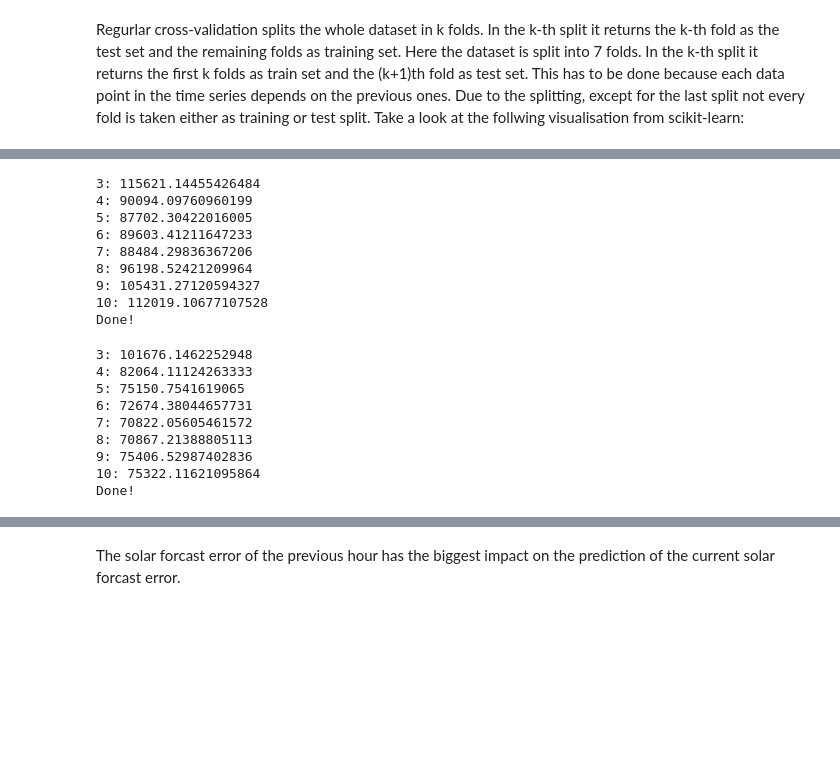
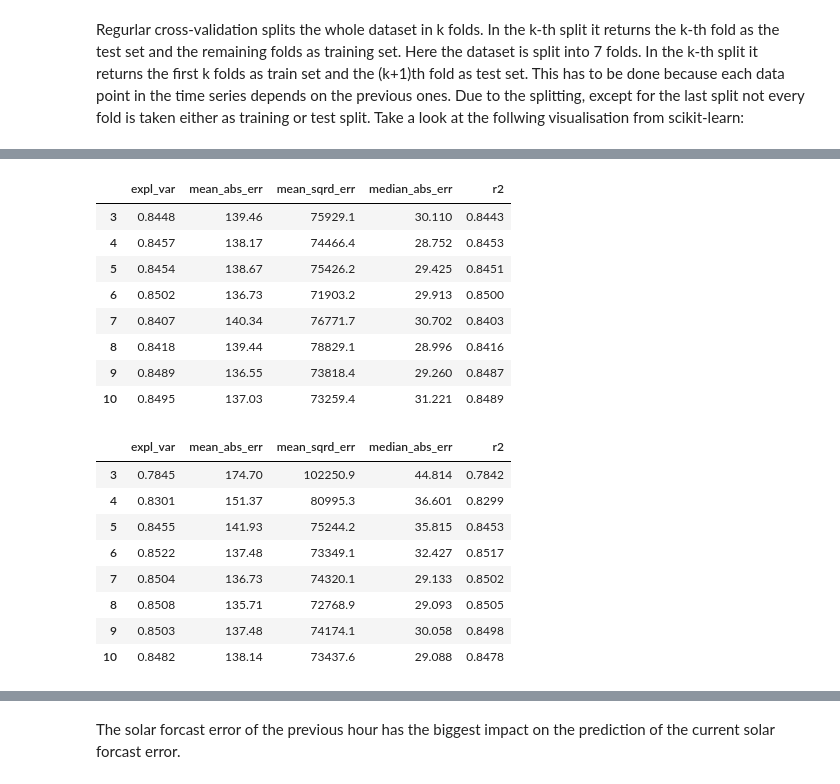
Before and after one commit to mauricepohl/pandas, a Jupyter notebook: 03_modeling/Estimating_forecast_error_Jan.ipynb, the cells around one changed output, grey strips where cells are left out. Cells and saved outputs as stored; diff of their text form; code cells hidden in the pictures; blank space fills up the shorter version.

```diff
--- a/03_modeling/Estimating_forecast_error_Jan.ipynb
+++ b/03_modeling/Estimating_forecast_error_Jan.ipynb
@@ -171,37 +194,43 @@ Here the dataset is split into 7 folds. In the k-th split it returns the first k
 # %%
 # Test different depths of decision tree regressor
 
-for i in range(3,11):
+scores_list = []
+param_range = range(3,11)
+
+for i in param_range:
     DTR = DecisionTreeRegressor(max_depth=i)
-    print(str(i)+": "+ str(-cross_val_score(DTR, X, y, cv=tscv, scoring="neg_mean_squared_error").mean()))
-print("Done!")
+    scores_list.append(cross_validate(RFR, X, y, cv=tscv, scoring=scoring, return_train_score=False))
+print_scores(scores_list, param_range)
 # %% [output]
-3: 115621.14455426484
-4: 90094.09760960199
-5: 87702.30422016005
-6: 89603.41211647233
-7: 88484.29836367206
-8: 96198.52421209964
-9: 105431.27120594327
-10: 112019.10677107528
-Done!
+|  | expl_var | mean_abs_err | mean_sqrd_err | median_abs_err | r2 |
+| 3 | 0.8448 | 139.46 | 75929.1 | 30.110 | 0.8443 |
+| 4 | 0.8457 | 138.17 | 74466.4 | 28.752 | 0.8453 |
+| 5 | 0.8454 | 138.67 | 75426.2 | 29.425 | 0.8451 |
+| 6 | 0.8502 | 136.73 | 71903.2 | 29.913 | 0.8500 |
+| 7 | 0.8407 | 140.34 | 76771.7 | 30.702 | 0.8403 |
+| 8 | 0.8418 | 139.44 | 78829.1 | 28.996 | 0.8416 |
+| 9 | 0.8489 | 136.55 | 73818.4 | 29.260 | 0.8487 |
+| 10 | 0.8495 | 137.03 | 73259.4 | 31.221 | 0.8489 |
 # %%
 # Test different depths of random forest regressor
 
-for i in range(3,11):
-    RFR = RandomForestRegressor(max_depth=i)
-    print(str(i)+": "+ str(-cross_val_score(RFR, X, y, cv=tscv, scoring="neg_mean_squared_error").mean()))
-print("Done!")
+scores_list = []
+param_range = range(3,11)
+
+for depth in param_range:
+    RFR = RandomForestRegressor(max_depth=depth)
+    scores_list.append(cross_validate(RFR, X, y, cv=tscv, scoring=scoring, return_train_score=False))
+print_scores(scores_list, param_range)
 # %% [output]
-3: 101676.1462252948
-4: 82064.11124263333
-5: 75150.7541619065
-6: 72674.38044657731
-7: 70822.05605461572
-8: 70867.21388805113
-9: 75406.52987402836
-10: 75322.11621095864
-Done!
+|  | expl_var | mean_abs_err | mean_sqrd_err | median_abs_err | r2 |
+| 3 | 0.7845 | 174.70 | 102250.9 | 44.814 | 0.7842 |
+| 4 | 0.8301 | 151.37 | 80995.3 | 36.601 | 0.8299 |
+| 5 | 0.8455 | 141.93 | 75244.2 | 35.815 | 0.8453 |
+| 6 | 0.8522 | 137.48 | 73349.1 | 32.427 | 0.8517 |
+| 7 | 0.8504 | 136.73 | 74320.1 | 29.133 | 0.8502 |
+| 8 | 0.8508 | 135.71 | 72768.9 | 29.093 | 0.8505 |
+| 9 | 0.8503 | 137.48 | 74174.1 | 30.058 | 0.8498 |
+| 10 | 0.8482 | 138.14 | 73437.6 | 29.088 | 0.8478 |
 # %%
 # See how important the features of the data frame are for the prediction with Random Forests
 
```
Also changed, not shown: parts of 22 cells of this notebook.
